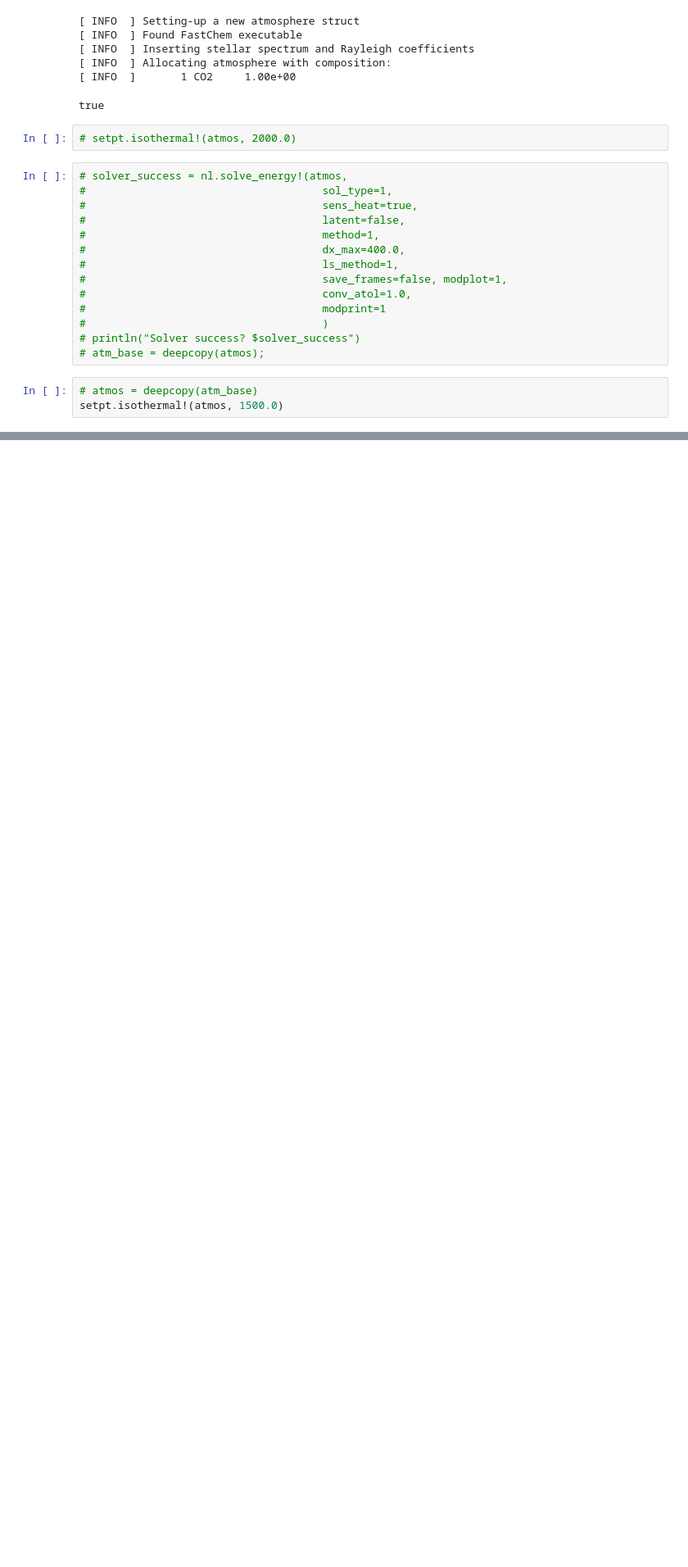
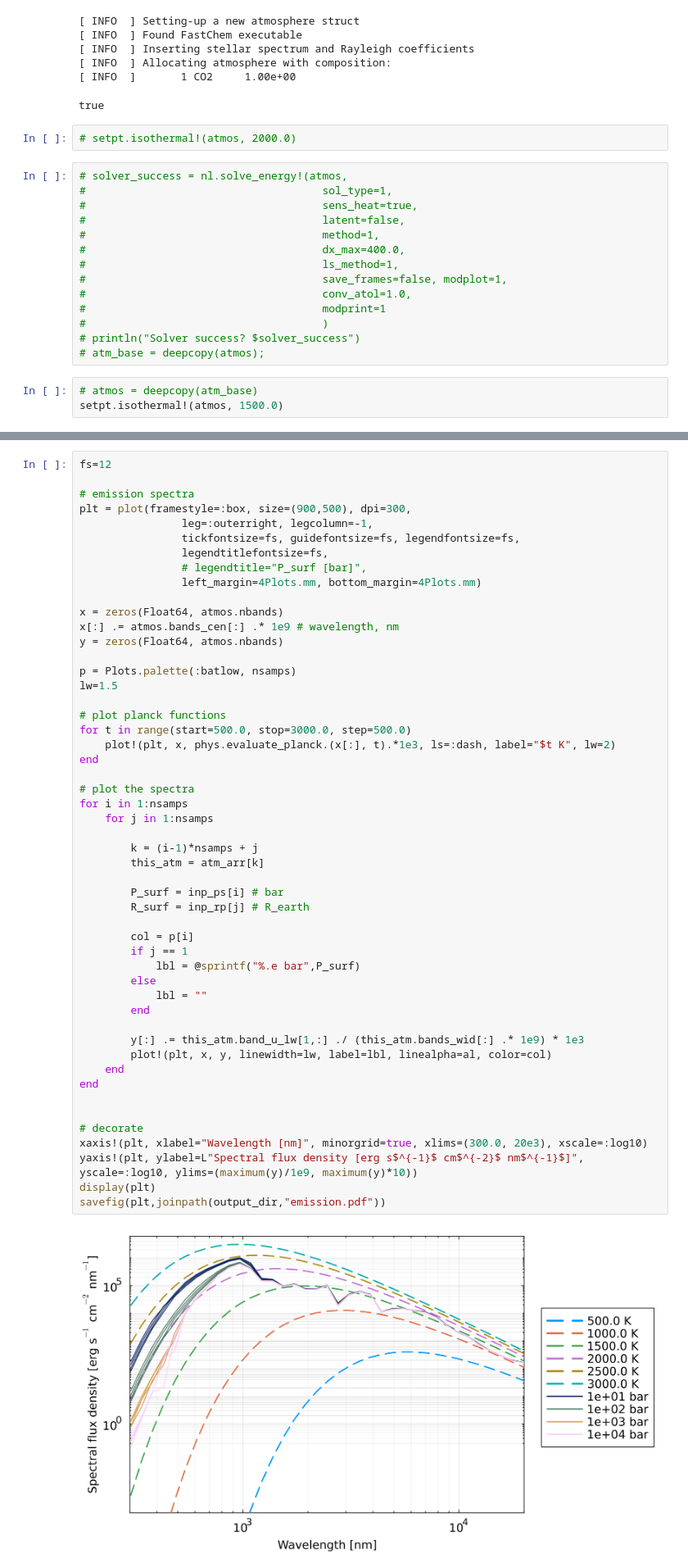
Before and after one commit to nichollsh/AGNI, a Jupyter notebook: misc/TOI561b.ipynb, the cells around one changed output, grey strips where cells are left out. Shown at 82% size. Cells and saved outputs as stored; diff of their text form; blank space fills up the shorter version.

```diff
--- a/misc/TOI561b.ipynb
+++ b/misc/TOI561b.ipynb
@@ -309 +313,54 @@ savefig(plt,joinpath(output_dir,"radius_psurf.pdf"))
 "/home/n/nichollsh/AGNI/out/radius_psurf.pdf"
+# %%
+fs=12
+
+# emission spectra
+plt = plot(framestyle=:box, size=(900,500), dpi=300,
+                leg=:outerright, legcolumn=-1,
+                tickfontsize=fs, guidefontsize=fs, legendfontsize=fs,
+                legendtitlefontsize=fs,
+                # legendtitle="P_surf [bar]",
+                left_margin=4Plots.mm, bottom_margin=4Plots.mm)
+
+x = zeros(Float64, atmos.nbands)
+x[:] .= atmos.bands_cen[:] .* 1e9 # wavelength, nm
+y = zeros(Float64, atmos.nbands)
+
+p = Plots.palette(:batlow, nsamps)
+lw=1.5
+
+# plot planck functions
+for t in range(start=500.0, stop=3000.0, step=500.0)
+    plot!(plt, x, phys.evaluate_planck.(x[:], t).*1e3, ls=:dash, label="$t K", lw=2)
+end
+
+# plot the spectra
+for i in 1:nsamps
+    for j in 1:nsamps
+
+        k = (i-1)*nsamps + j
+        this_atm = atm_arr[k]
+
+        P_surf = inp_ps[i] # bar
+        R_surf = inp_rp[j] # R_earth
+
+        col = p[i]
+        if j == 1
+            lbl = @sprintf("%.e bar",P_surf)
+        else
+            lbl = ""
+        end
+
+        y[:] .= this_atm.band_u_lw[1,:] ./ (this_atm.bands_wid[:] .* 1e9) * 1e3
+        plot!(plt, x, y, linewidth=lw, label=lbl, linealpha=al, color=col)
+    end
+end
+
+
+# decorate
+xaxis!(plt, xlabel="Wavelength [nm]", minorgrid=true, xlims=(300.0, 20e3), xscale=:log10)
+yaxis!(plt, ylabel=L"Spectral flux density [erg s$^{-1}$ cm$^{-2}$ nm$^{-1}$]", yscale=:log10, ylims=(maximum(y)/1e9, maximum(y)*10))
+display(plt)
+savefig(plt,joinpath(output_dir,"emission.pdf"))
+# %% [output]
+[figure, added]
```
Also changed, not shown: parts of 9 cells of this notebook, 2 other files.
